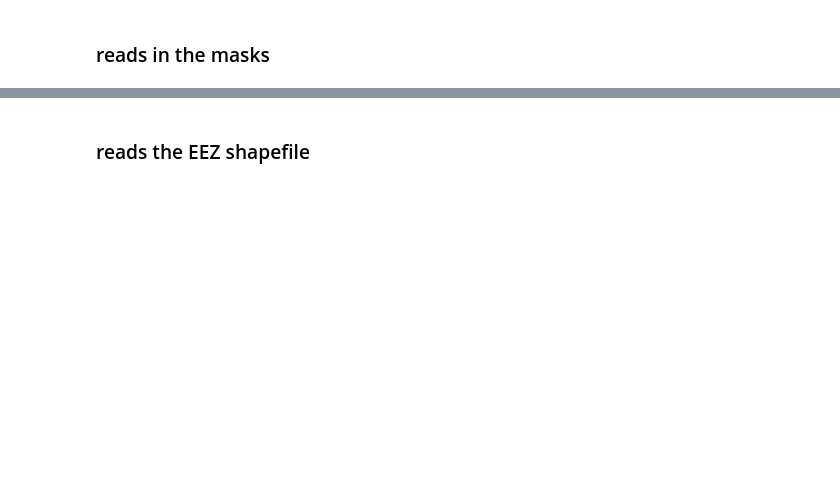
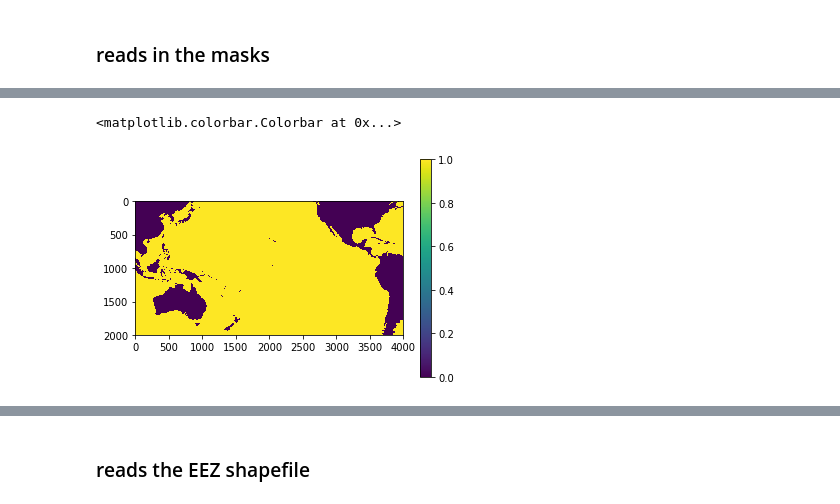
Before and after one commit to nicolasfauchereau/CoralReefWatch, a Jupyter notebook: notebooks/clip_CRW_geometries.ipynb, the cells around one changed output, grey strips where cells are left out. Drawn from its saved outputs; the diff is of its cells as text; code cells hidden in the pictures; blank space fills up the shorter version.

```diff
--- a/notebooks/clip_CRW_geometries.ipynb
+++ b/notebooks/clip_CRW_geometries.ipynb
@@ -55,6 +144,6 @@ plt.imshow(masks_rolled['land_mask'].data)
 # %%
 land_mask = ~(masks_rolled['land_mask'].data.astype(np.bool))
 # %%
-land_mask = land_mask.astype(np.int32)
+land_mask = land_mask.astype(np.float32)
 # %%
 land_mask
@@ -68,0 +165,7 @@ dset_rolled['reef_mask'] = masks_rolled['reef_mask']
+# %%
+masks_rolled = masks_rolled.sel(lon=slice(100, 300), lat=slice(50, -50))
+# %%
+plt.imshow(masks_rolled['land_mask'].data); plt.colorbar()
+# %% [output]
+<matplotlib.colorbar.Colorbar at 0x...>
+[figure, added]
```
Also changed, not shown: parts of 65 cells of this notebook, 1 other file.
